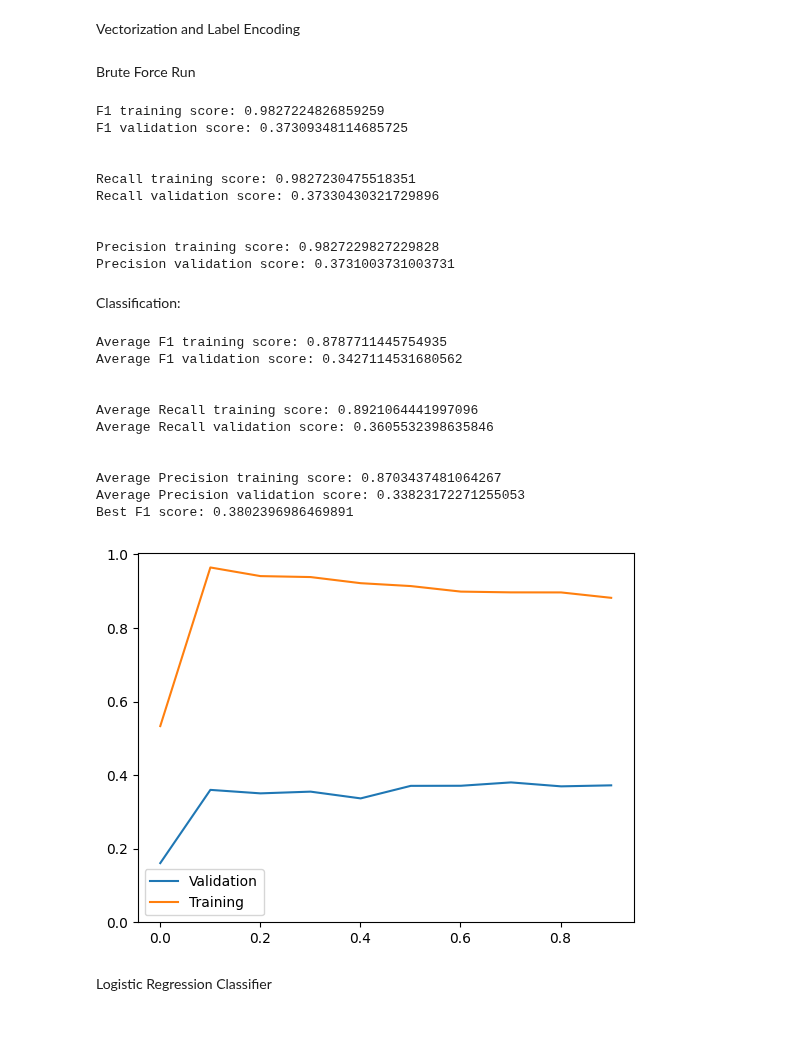
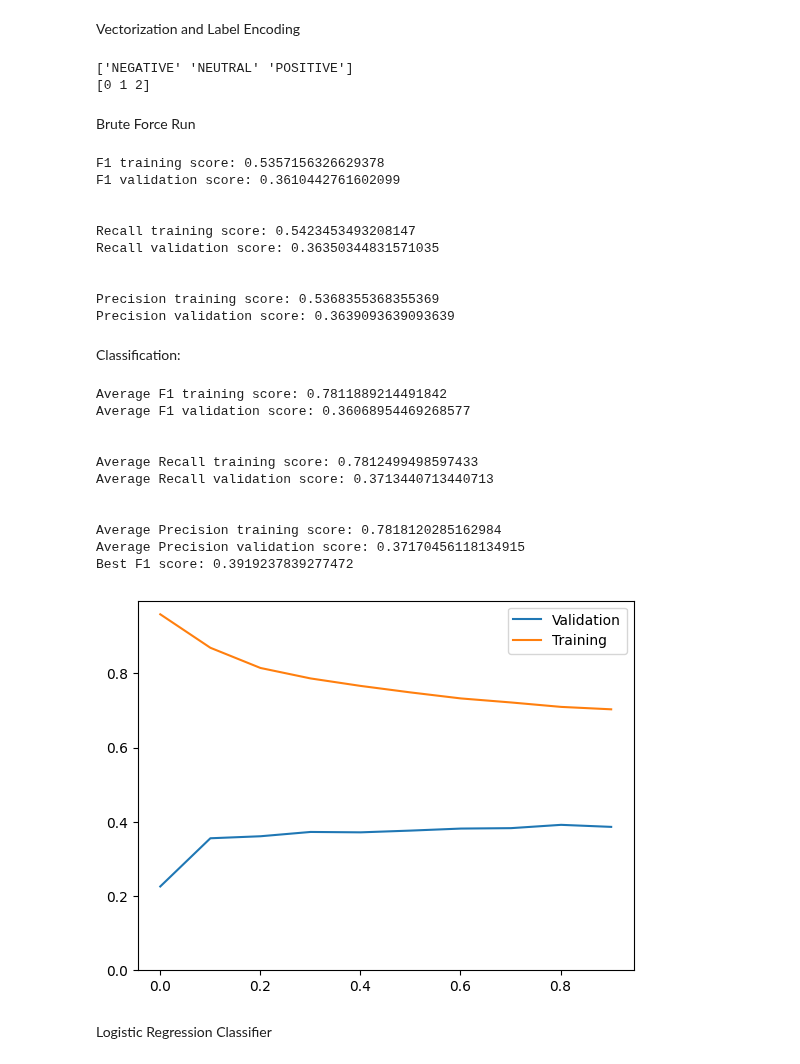
Before and after one commit to natedrake7/MachineLearning, a Jupyter notebook: SentimentAnalysis/SentimentAnalysis.ipynb, the cells around one changed output. Saved outputs shown, nothing was run; the diff lists cells and outputs as text; code cells hidden in the pictures; blank space fills up the shorter version.

```diff
--- a/SentimentAnalysis/SentimentAnalysis.ipynb
+++ b/SentimentAnalysis/SentimentAnalysis.ipynb
@@ -147,15 +143,22 @@ Vectorization and Label Encoding
 vectorizer = CountVectorizer()
 encoder = LabelEncoder()
 
-#train_set = train_set.head(10000)
+#Transform datasets
+X_train_transformed = vectorizer.fit_transform(train_set['Text'])
+X_brute = vectorizer.transform(bruteforce_set['Text'])
+X_test = vectorizer.transform(test_set['Text'])
 
+#Transform labels
+Y_train_transformed = encoder.fit_transform(train_set['Sentiment'])
+Y_brute  = encoder.transform(bruteforce_set['Sentiment'])
 
-X_train = vectorizer.fit_transform(train_set['Text'])
-X_brute = vectorizer.fit_transform(bruteforce_set['Text'])
-X_test = vectorizer.fit_transform(test_set['Text'])
-
-Y_train = encoder.fit_transform(train_set['Sentiment'])
-Y_brute  = encoder.fit_transform(bruteforce_set['Sentiment'])
+#Create dictionary with the corresponding values of the label encoding
+print(encoder.classes_)
+print(encoder.transform(encoder.classes_))
+labels = {0 : 'NEGATIVE',1 : 'NEUTRAL',2 : 'POSITIVE'}
+# %% [output]
+['NEGATIVE' 'NEUTRAL' 'POSITIVE']
+[0 1 2]
 # %% [markdown]
 Brute Force Run
 # %%
@@ -185,16 +188,16 @@ print("\n")
 print("Precision training score: " + str(recall_train))
 print("Precision validation score: " + str(recall))
 # %% [output]
-F1 training score: 0.9827224826859259
-F1 validation score: 0.37309348114685725
+F1 training score: 0.5357156326629378
+F1 validation score: 0.3610442761602099
 
 
-Recall training score: 0.9827230475518351
-Recall validation score: 0.37330430321729896
+Recall training score: 0.5423453493208147
+Recall validation score: 0.36350344831571035
 
 
-Precision training score: 0.9827229827229828
-Precision validation score: 0.3731003731003731
+Precision training score: 0.5368355368355369
+Precision validation score: 0.3639093639093639
 # %% [markdown]
 Classification:
 # %%
@@ -208,12 +211,12 @@ list_sample_size=[]
 
 best_score = 0
 
-X_train, X_val, Y_train, Y_val = train_test_split(X_train, Y_train, test_size=0.3)
+X_train, X_val, Y_train, Y_val = train_test_split(X_train_transformed, Y_train_transformed, test_size=0.3)
 
 for times in range(10):
   X, X_unused, y, y_unused = train_test_split(X_train, Y_train, test_size=1 - (times * 0.1 + 0.001))
 
-  classifier = LogisticRegression(max_iter=2000,C=0.1,multi_class='auto',solver='lbfgs',tol=1e-6)
+  classifier = LogisticRegression(max_iter=2000,C=0.1,multi_class='auto',solver='lbfgs',tol=1e-3)
   classifier.fit(X, np.ravel(y))
 
   results_train = classifier.predict(X)
@@ -230,44 +233,45 @@ for times in range(10):
 
   if f1 > best_score:
     best_score = f1
+    best_model = classifier
 
   list_f1.append(f1)
   list_f1_train.append(f1_train)
   list_recall.append(recall)
   list_recall_train.append(recall_train)
   list_precision.append(precision)
   list_precision_train.append(precision_train)
   list_sample_size.append((times * 0.1 + 0.001))
 
 plt.plot(list_sample_size, list_f1)
 plt.plot(list_sample_size, list_f1_train)
 
 plt.ylim(ymin=0)
 plt.legend(["Validation", "Training"])
 
 print("Average F1 training score: " + str(sum(list_f1_train) / len(list_f1_train)))
 print("Average F1 validation score: " + str(sum(list_f1) / len(list_f1)))
 print("\n")
 print("Average Recall training score: " + str(sum(list_recall_train) / len(list_recall_train)))
 print("Average Recall validation score: " + str(sum(list_recall) / len(list_recall)))
 print("\n")
 print("Average Precision training score: " + str(sum(list_precision_train) / len(list_precision_train)))
 print("Average Precision validation score: " + str(sum(list_precision) / len(list_precision)))
 
 print("Best F1 score: " + str(best_score))
 # %% [output]
-Average F1 training score: 0.8787711445754935
-Average F1 validation score: 0.3427114531680562
+Average F1 training score: 0.7811889214491842
+Average F1 validation score: 0.36068954469268577
 
 
-Average Recall training score: 0.8921064441997096
-Average Recall validation score: 0.3605532398635846
+Average Recall training score: 0.7812499498597433
+Average Recall validation score: 0.3713440713440713
 
 
-Average Precision training score: 0.8703437481064267
-Average Precision validation score: 0.33823172271255053
-Best F1 score: 0.3802396986469891
+Average Precision training score: 0.7818120285162984
+Average Precision validation score: 0.37170456118134915
+Best F1 score: 0.3919237839277472
-[figure, old version]
+[figure, new version]
 # %% [markdown]
 Logistic Regression Classifier
 # %% [markdown]
```
Also changed, not shown: parts of 7 cells of this notebook, 12 other files.
